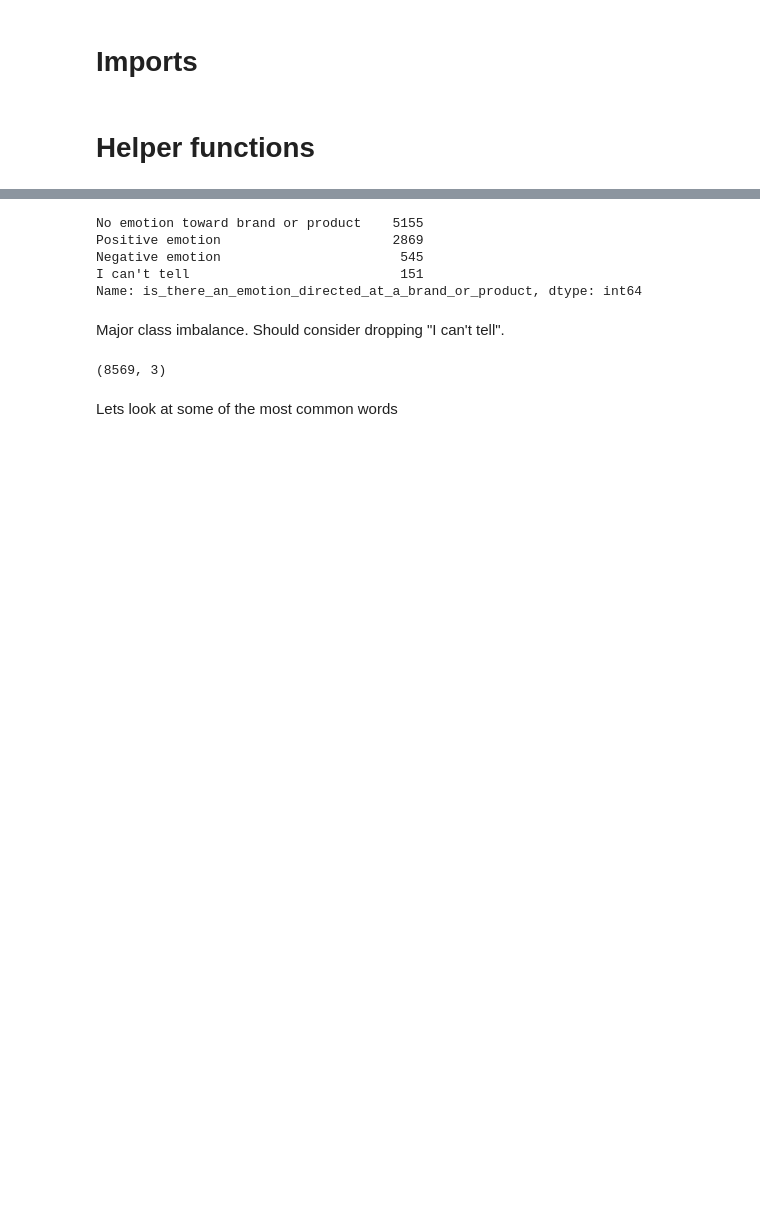
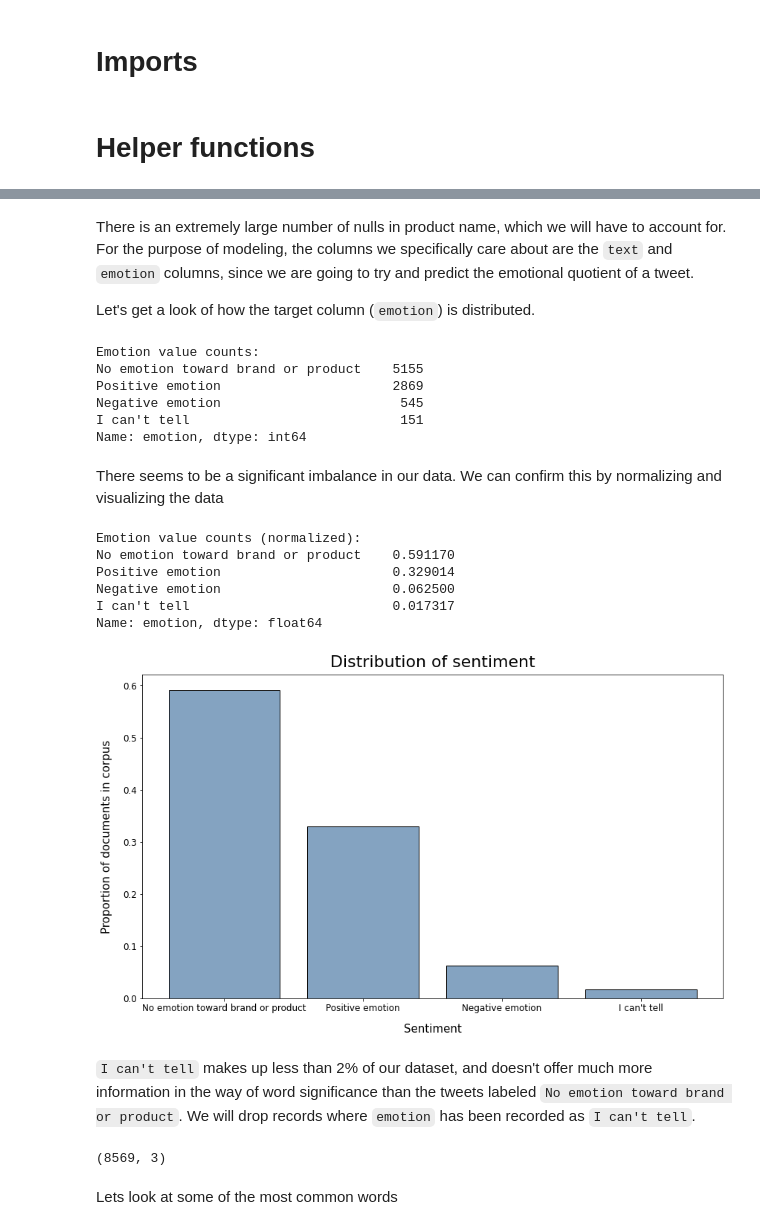
Before and after one commit to ssaeed85/dsc-ph4-TweetSentimentAnalysis-NLP, a Jupyter notebook: TweetSentimentAnalysis_nb.ipynb, the cells around one changed output, grey strips where cells are left out. Drawn from its saved outputs; the diff is of its cells as text; code cells hidden in the pictures; blank space fills up the shorter version.

```diff
--- a/TweetSentimentAnalysis_nb.ipynb
+++ b/TweetSentimentAnalysis_nb.ipynb
@@ -354,21 +195,60 @@ Lets look at the emotion quotient column
-# %%
-data_df.is_there_an_emotion_directed_at_a_brand_or_product.value_counts()
-# %% [output]
-No emotion toward brand or product    5155
-Positive emotion                      2869
-Negative emotion                       545
-I can't tell                           151
-Name: is_there_an_emotion_directed_at_a_brand_or_product, dtype: int64
-# %% [markdown]
-Major class imbalance. Should consider dropping "I can't tell".
+# %% [markdown]
+There is an extremely large number of nulls in product name, which we will have to account for. For the purpose of modeling, the columns we specifically care about are the `text` and `emotion` columns, since we are going to try and predict the emotional quotient of a tweet.
+
+Let's get a look of how the target column (`emotion`) is distributed.
+# %%
+print(f"Emotion value counts:\n{data_df.emotion.value_counts()}")
+# %% [output]
+Emotion value counts:
+No emotion toward brand or product    5155
+Positive emotion                      2869
+Negative emotion                       545
+I can't tell                           151
+Name: emotion, dtype: int64
+# %% [markdown]
+There seems to be a significant imbalance in our data. We can confirm this by normalizing and visualizing the data
+# %%
+fig, ax = plt.subplots(figsize = (14, 8))
+
+ax.bar(x = data_df.emotion.value_counts(normalize=True).index,
+       height = data_df.emotion.value_counts(normalize=True).values,
+       color = (0.2, 0.4, 0.6, 0.6),
+       edgecolor = 'black')
+
+plt.xticks(fontsize=12)
+plt.yticks(fontsize=12)
+
+ax.set_xlabel(xlabel="Sentiment",
+              fontsize=15,
+              labelpad=14)
+ax.set_ylabel(ylabel="Proportion of documents in corpus",
+              fontsize=15,
+              labelpad=14)
+ax.set_title(label="Distribution of sentiment",
+             fontsize=22,
+             pad=10);
+
+
+
+print(f"Emotion value counts (normalized):\n{data_df.emotion.value_counts(normalize=True)}")
+# %% [output]
+Emotion value counts (normalized):
+No emotion toward brand or product    0.591170
+Positive emotion                      0.329014
+Negative emotion                      0.062500
+I can't tell                          0.017317
+Name: emotion, dtype: float64
+[figure, added]
+# %% [markdown]
+`I can't tell` makes up less than 2% of our dataset, and doesn't offer much more information in the way of word significance than the tweets labeled `No emotion toward brand or product`. We will drop records where `emotion` has been recorded as `I can't tell`.
 # %%
-# data_df[data_df.is_there_an_emotion_directed_at_a_brand_or_product == "I can't tell" ]
+data_df.drop(
+    index = data_df[data_df.emotion == "I can't tell"].index,
+    inplace = True)
 
-data_df = data_df[data_df.is_there_an_emotion_directed_at_a_brand_or_product != "I can't tell" ]
+data_df.shape
+# %% [output]
+(8569, 3)
-# %%
-data_df.shape
-# %% [output]
-(8569, 3)
 # %% [markdown]
 Lets look at some of the most common words
 # %%
```
Also changed, not shown: parts of 109 cells of this notebook.
